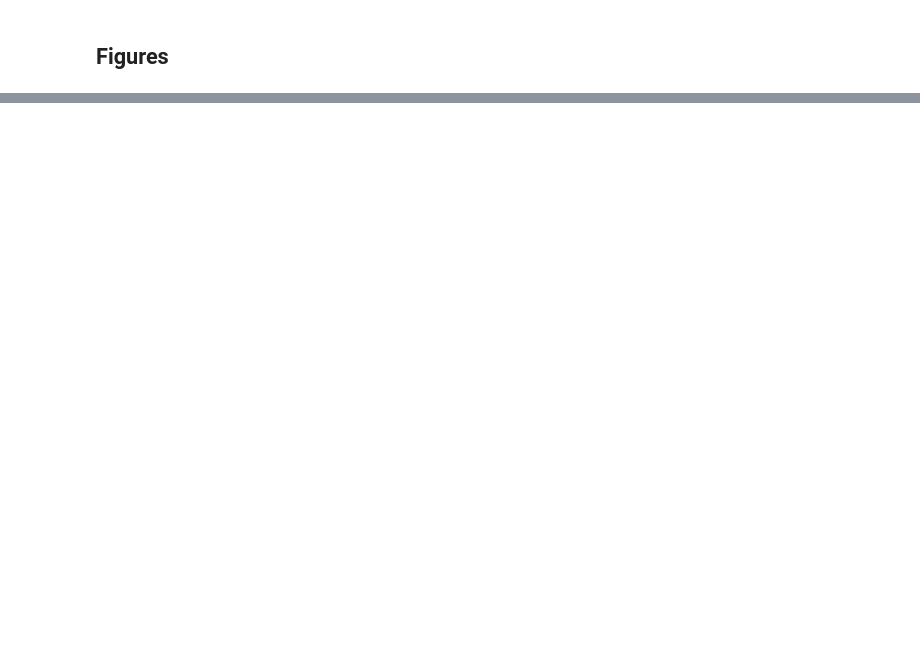
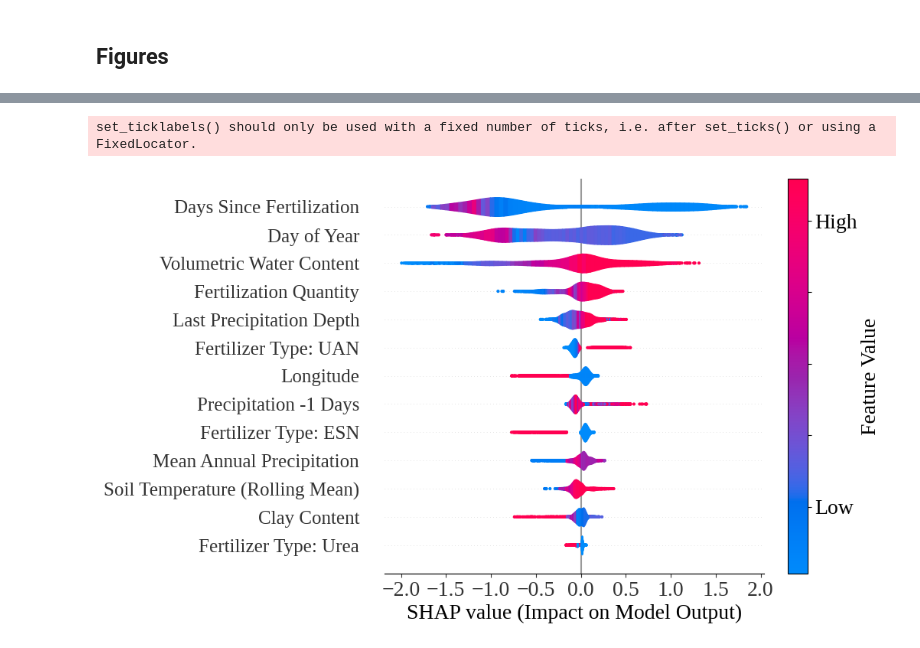
Before and after one commit to crushendo/Hot-Moment-Analysis, a Jupyter notebook: HMPrediction.ipynb, the cells around one changed output, grey strips where cells are left out. Saved outputs shown, nothing was run; the diff lists cells and outputs as text; code cells hidden in the pictures; blank space fills up the shorter version.

```diff
--- a/HMPrediction.ipynb
+++ b/HMPrediction.ipynb
@@ -2891,7 +3681,7 @@ fig.show()
 import pickle
 import urllib.request
 # Load XGB model
-filename = 'xgb_model_full.pkl'
+filename = 'xgb_mcd_classifier_full.pkl'
 try:
     xgb_classifier = pickle.load(open(filename, 'rb'))
 except:
@@ -2932,24 +3722,23 @@ for col in X_numeric.columns:
 			X_numeric = X_numeric.drop(columns=[col])
 
 # build a clustering of the features based on shared information about y
-clustering = shap.utils.hclust(X_numeric, Y['HMTruth'])
+#clustering = shap.utils.hclust(X_numeric, Y['HMTruth'])
 
 # above we implicitly used shap.maskers.Independent by passing a raw dataframe as the masker
 # now we explicitly use a Partition masker that uses the clustering we just computed
-masker = shap.maskers.Partition(X_numeric, clustering=clustering)
+#masker = shap.maskers.Partition(X_numeric, clustering=clustering)
 
 # build an Exact explainer and explain the model predictions on the given dataset
-explainer = shap.explainers.TreeExplainer(xgb_classifier.best_estimator_)
+explainer = shap.explainers.TreeExplainer(xgb_classifier)
 shap_values2 = explainer(X_numeric)
 # %%
 import pickle
-
 # Save  shap values
-with open('xgb_shap_values.pkl', 'wb') as f:
+with open('xgb_mcd_shap_values.pkl', 'wb') as f:
     pickle.dump(shap_values2, f)
 # %%
 # Load shap values
-with open('xgb_shap_values.pkl', 'rb') as f:
+with open('xgb_mcd_shap_values.pkl', 'rb') as f:
     shap_values2 = pickle.load(f)
 # %%
 # Print X columns
@@ -2957,30 +3764,36 @@ print(X.columns)
 # %%
-main_features = [0, 1, 2, 4, 10, 13, 14, 15, 23, 44,]
-feat_names = ['Day of Year', 'Volumetric Water Content', 'Soil Temperature',
-              'Sand Content', 'Longitude', 'Last Precipitation Depth',
+main_features = [0, 1, 6, 7, 10, 13, 14, 15, 23, 38, 44, 46, 48]
+feat_names = ['Day of Year', 'Volumetric Water Content',
+              'Clay Content', 'Mean Annual Precipitation',
+              'Longitude', 'Last Precipitation Depth',
               'Days Since Fertilization',
               'Fertilization Quantity', 'Precipitation -1 Days',
-              'Fertilizer Type: ESN',]
+              'Soil Temperature (Rolling Mean)',
+              'Fertilizer Type: ESN', 'Fertilizer Type: UAN',
+              'Fertilizer Type: Urea']
 shap.plots.violin(shap_values2[:,main_features], max_display=16,  show=False, feature_names=feat_names, color_bar=False)
 # Set tick label font
 plt.rc('font', family='Liberation Serif')
 # Set x axis font size
 plt.xticks(fontsize=20)
 plt.xlabel(xlabel='SHAP value (Impact on Model Output)', fontsize=20)
 
 # Set y axis font size
 plt.yticks(fontsize=18)
 
 # Set shap color bar font
 cbar = plt.colorbar()
 cbar.ax.tick_params(labelsize=20)
 ##### Set cbar tick labels
 cbar.ax.set_yticklabels(['','Low', '','','', 'High'])
 
 # Set colorbar labels
 cbar.ax.set_ylabel('Feature Value', fontsize=20)
 # Set font to Times New Roman
 plt.rc('font', family='Liberation Serif')
 
 
 plt.savefig('all_shap_violin.svg', bbox_inches = 'tight', pad_inches = 0.1, dpi = 800)
+# %% [output]
+set_ticklabels() should only be used with a fixed number of ticks, i.e. after set_ticks() or using a FixedLocator.
+[figure, added]
```
Also changed, not shown: parts of 81 cells of this notebook, 28 other files.
